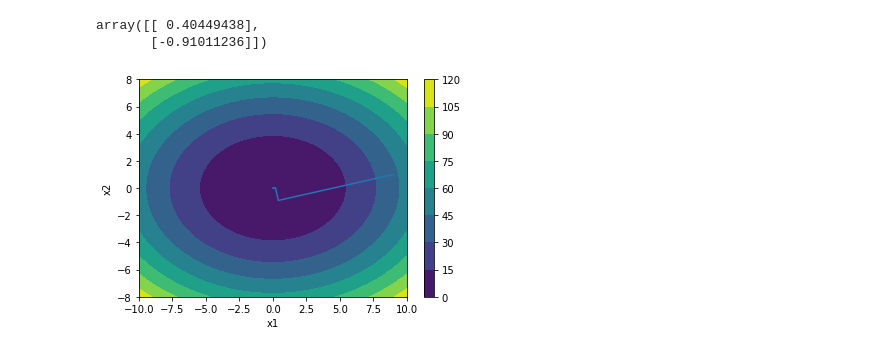
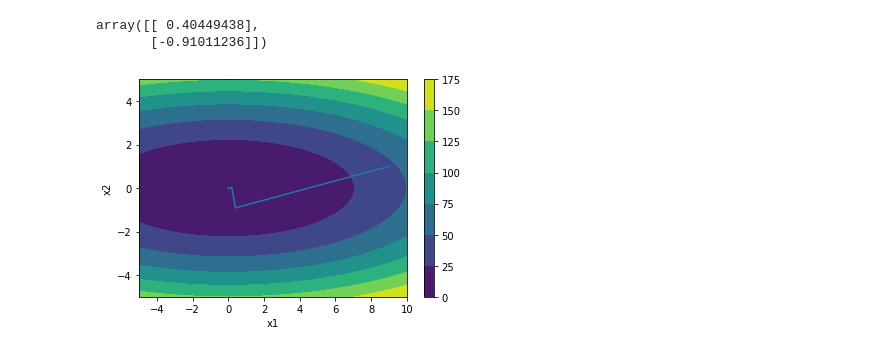
Before and after one commit to k-sukhantharat/bads7603-Optimization, a Jupyter notebook: hw2_unconstrained/hw2_problem2.ipynb, the cells around one changed output. Drawn from its saved outputs; the diff is of its cells as text; code cells hidden in the pictures.

```diff
--- a/hw2_unconstrained/hw2_problem2.ipynb
+++ b/hw2_unconstrained/hw2_problem2.ipynb
@@ -48,22 +48,22 @@ def steepest_descent(x0,a,k=200):
 # %%
 # initial
 k = 150   #197
-a = 2
+a = 10
 x_hist, f_hist = steepest_descent(x0, a, k)
 # %%
-x_plot = [float(x[0]) for x in x_hist]
-y_plot = [float(x[1]) for x in x_hist]
+x1_plot = [float(x[0]) for x in x_hist]
+x2_plot = [float(x[1]) for x in x_hist]
 
-xlist = np.linspace(-10.0, 10.0, 100)
-ylist = np.linspace(-8.0, 8.0, 100)
+xlist = np.linspace(-5.0, 10.0, 100)
+ylist = np.linspace(-5.0, 5.0, 100)
 X, Y = np.meshgrid(xlist, ylist)
 Z = 1/2 * (X**2 + (a * Y**2))
 fig, ax = plt.subplots(1,1)
 cp = ax.contourf(X, Y, Z)
 fig.colorbar(cp)
 ax.set_xlabel('x1')
 ax.set_ylabel('x2')
-ax.plot(x_plot, y_plot)
+ax.plot(x1_plot, x2_plot)
 plt.show()
 # %% [output]
-[figure, old version]
+[figure, new version]
```
